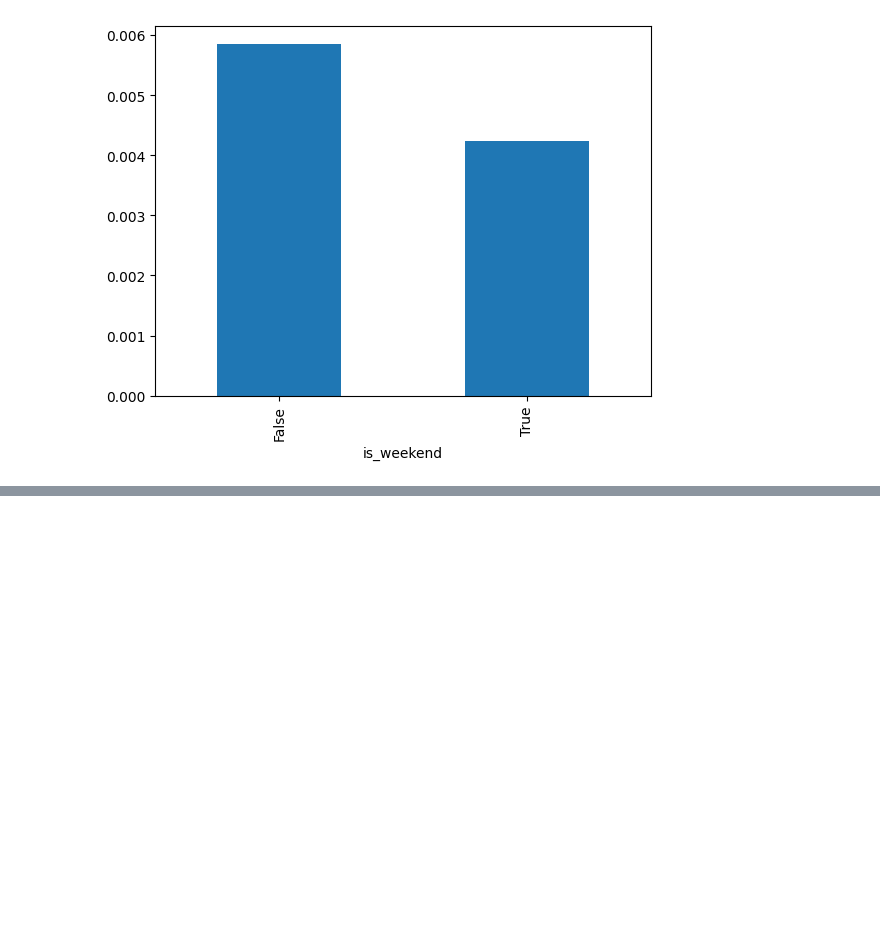
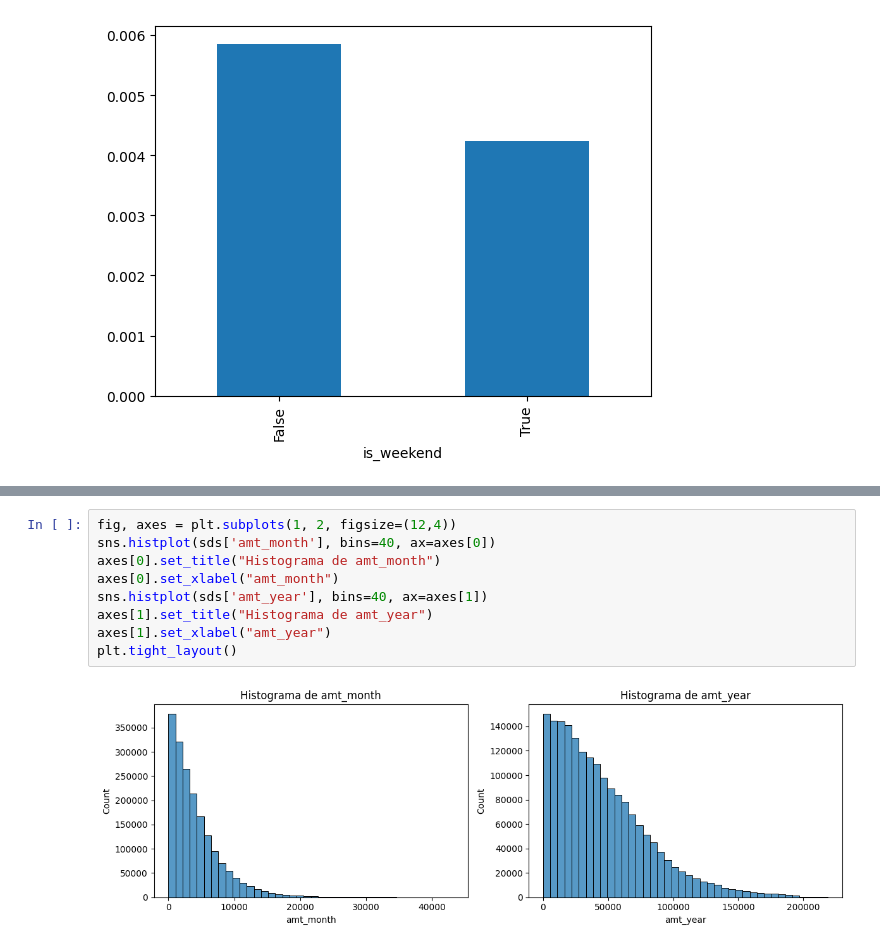
Before and after one commit to AGM54/PROYECTO1, a Jupyter notebook: plusTI.ipynb, the cells around one changed output, grey strips where cells are left out. Drawn from its saved outputs; the diff is of its cells as text; blank space fills up the shorter version.

```diff
--- a/plusTI.ipynb
+++ b/plusTI.ipynb
@@ -361,0 +398,11 @@ pd.crosstab(sds.is_weekend, sds.is_fraud, normalize='index')[1].plot.bar()
+# %%
+fig, axes = plt.subplots(1, 2, figsize=(12,4))
+sns.histplot(sds['amt_month'], bins=40, ax=axes[0])
+axes[0].set_title("Histograma de amt_month")
+axes[0].set_xlabel("amt_month")
+sns.histplot(sds['amt_year'], bins=40, ax=axes[1])
+axes[1].set_title("Histograma de amt_year")
+axes[1].set_xlabel("amt_year")
+plt.tight_layout()
+# %% [output]
+[figure, added]
```
Also changed, not shown: parts of 10 cells of this notebook.
